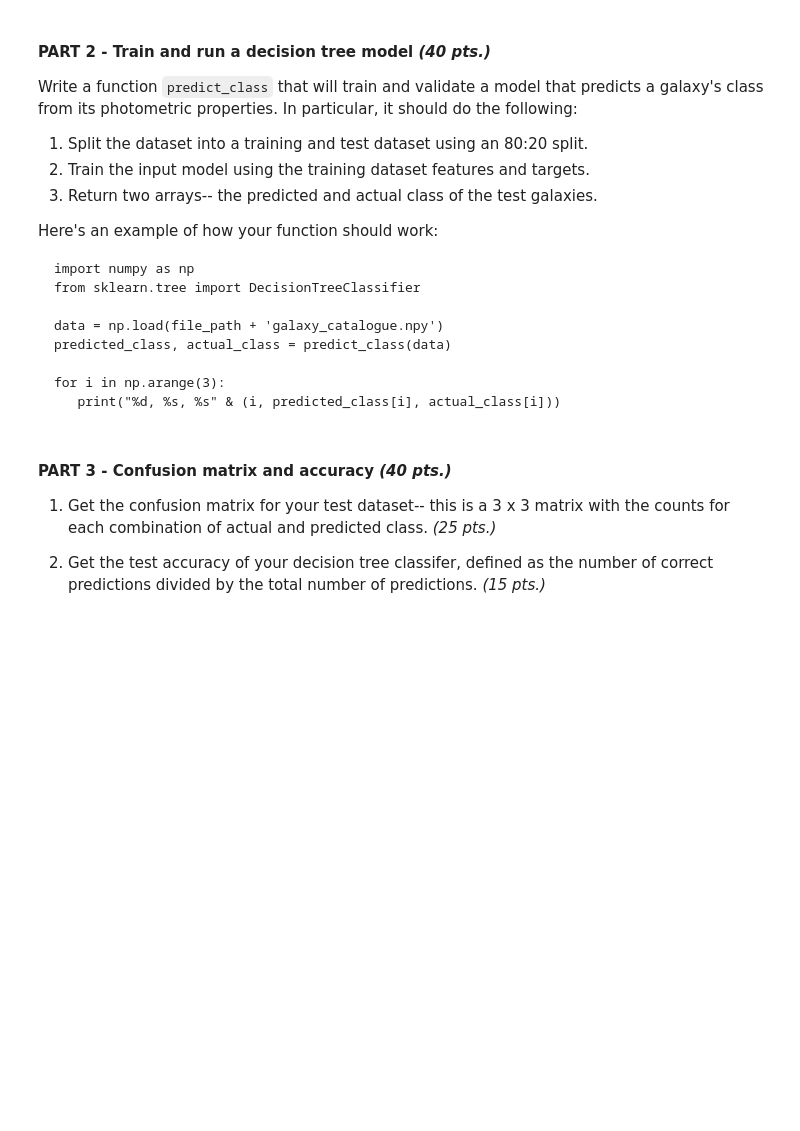
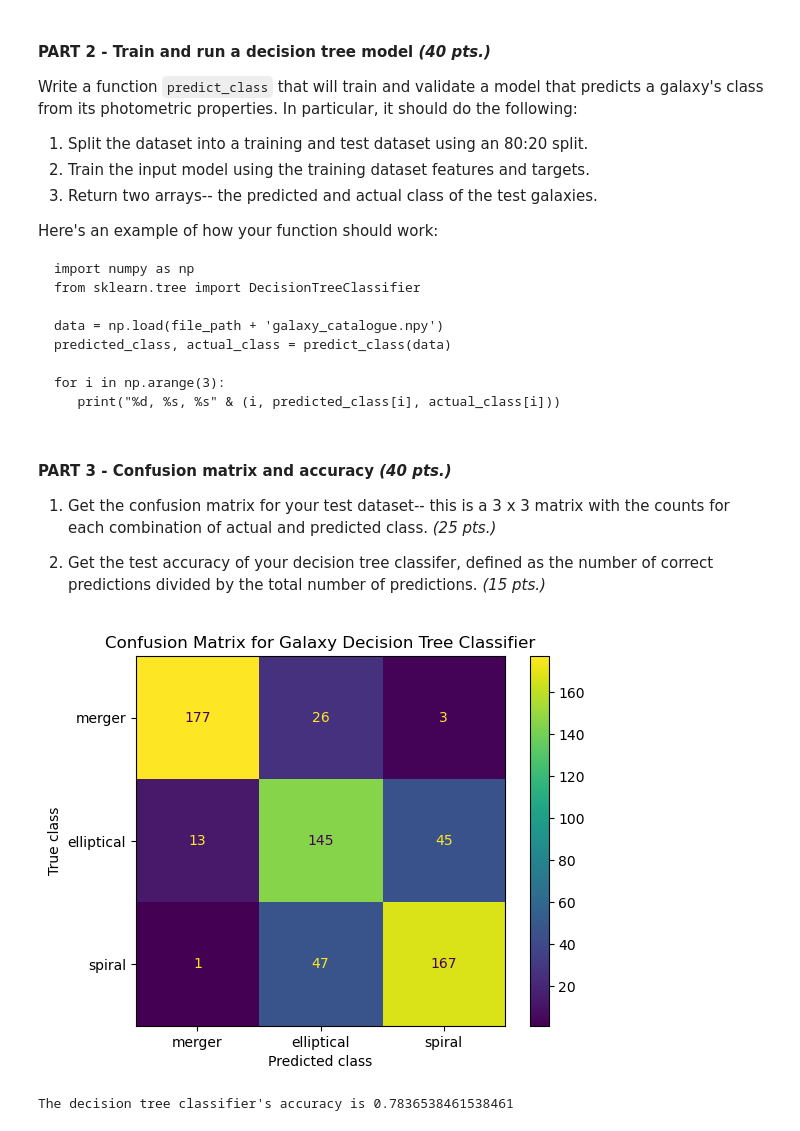
Before and after one commit to davidsaurus/AP_157_Lab, a Jupyter notebook: Daffon_AP157_lab_assignment_A2.ipynb, the cells around one changed output. Drawn from its saved outputs; the diff is of its cells as text; code cells hidden in the pictures; blank space fills up the shorter version.

```diff
--- a/Daffon_AP157_lab_assignment_A2.ipynb
+++ b/Daffon_AP157_lab_assignment_A2.ipynb
@@ -151,3 +199,19 @@ for i in np.arange(3):
 1. Get the confusion matrix for your test dataset-- this is a 3 x 3 matrix with the counts for each combination of actual and predicted class. *(25 pts.)*
 
 2. Get the test accuracy of your decision tree classifer, defined as the number of correct predictions divided by the total number of predictions. *(15 pts.)*
+# %%
+c_mat = metrics.confusion_matrix(t_test, t_pred)
+cm_disp = metrics.ConfusionMatrixDisplay(confusion_matrix = c_mat, display_labels = ['merger', 'elliptical', 'spiral'])
+
+cm_disp.plot()
+plt.title('Confusion Matrix for Galaxy Decision Tree Classifier')
+plt.ylabel('True class')
+plt.xlabel('Predicted class')
+plt.show()
+# %% [output]
+[figure, added]
+# %%
+accuracy = metrics.accuracy_score(t_pred, t_test)
+print("The decision tree classifier's accuracy is", accuracy)
+# %% [output]
+The decision tree classifier's accuracy is 0.7836538461538461
```
Also changed, not shown: parts of 13 cells of this notebook.
